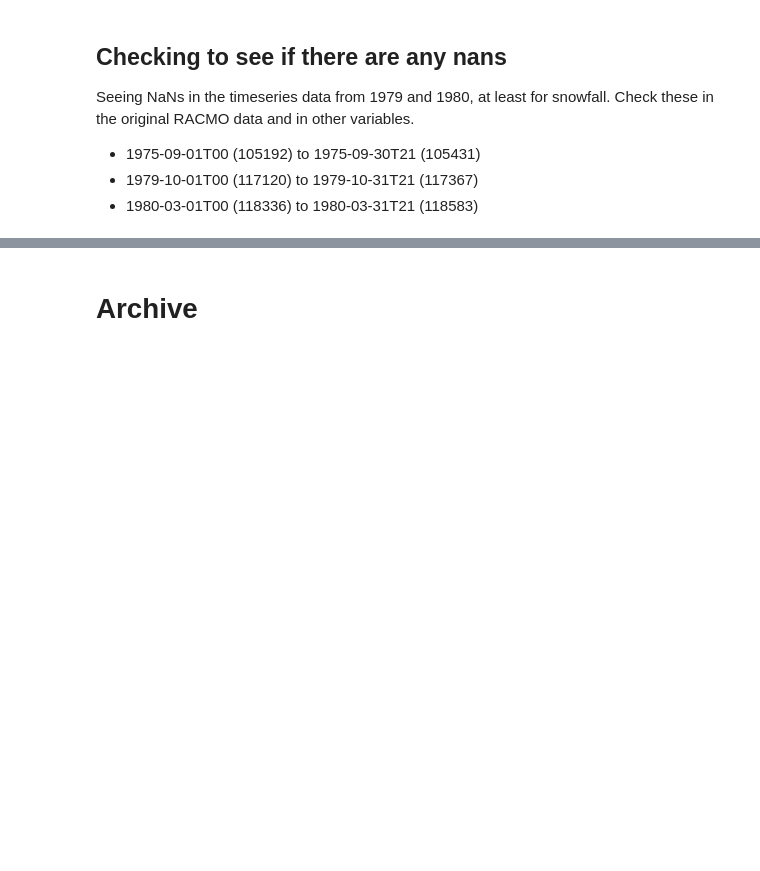
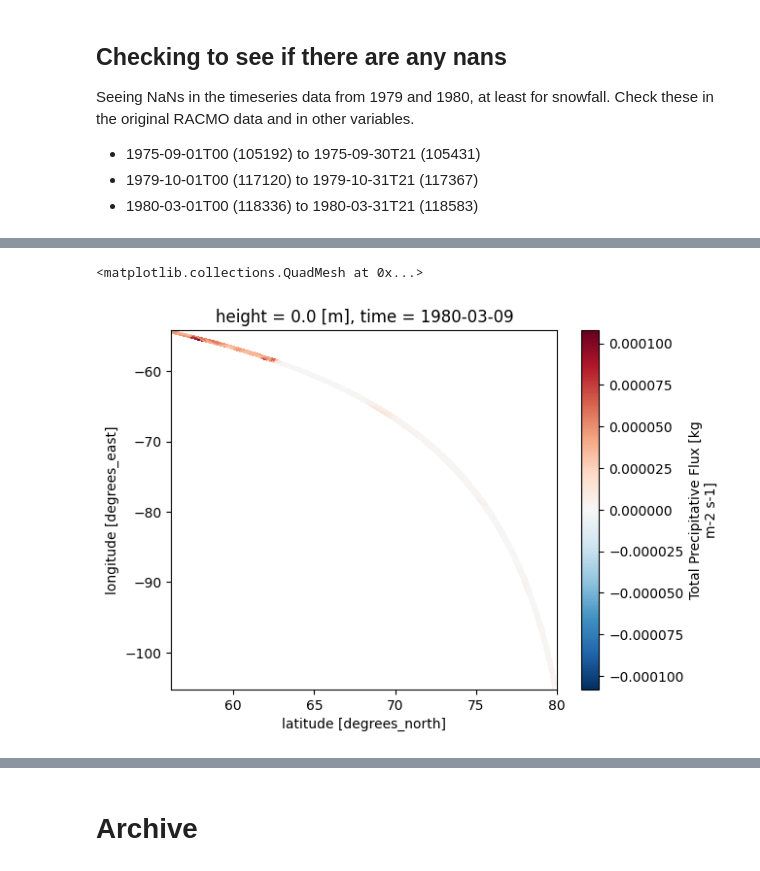
Before and after one commit to IMAU-ice-and-climate/IMAU-FDM, a Jupyter notebook: misc/QA-preprocessing.ipynb, the cells around one changed output, grey strips where cells are left out. Saved outputs shown, nothing was run; the diff lists cells and outputs as text; code cells hidden in the pictures; blank space fills up the shorter version.

```diff
--- a/misc/QA-preprocessing.ipynb
+++ b/misc/QA-preprocessing.ipynb
@@ -132,0 +138,8 @@ for i in range(0,ds_ts[var].time.size):
+# %%
+var = "evap"
+decade = 1971
+year = 1980
+part_num = 72
+
+#ds_years, ds_parts, ds_ts = load_data(var, decade, year, part_num)
+ds_ts = load_data(var, decade, year, part_num)
@@ -132,0 +188,5 @@ for i in range(0,ds_ts[var].time.size):
+# %%
+ds_ts[var].sel(time=np.datetime64('1980-03-09T00')).plot(x="lat",y="lon")
+# %% [output]
+<matplotlib.collections.QuadMesh at 0x...>
+[figure, added]
```
Also changed, not shown: parts of 15 cells of this notebook, 3 other files.
